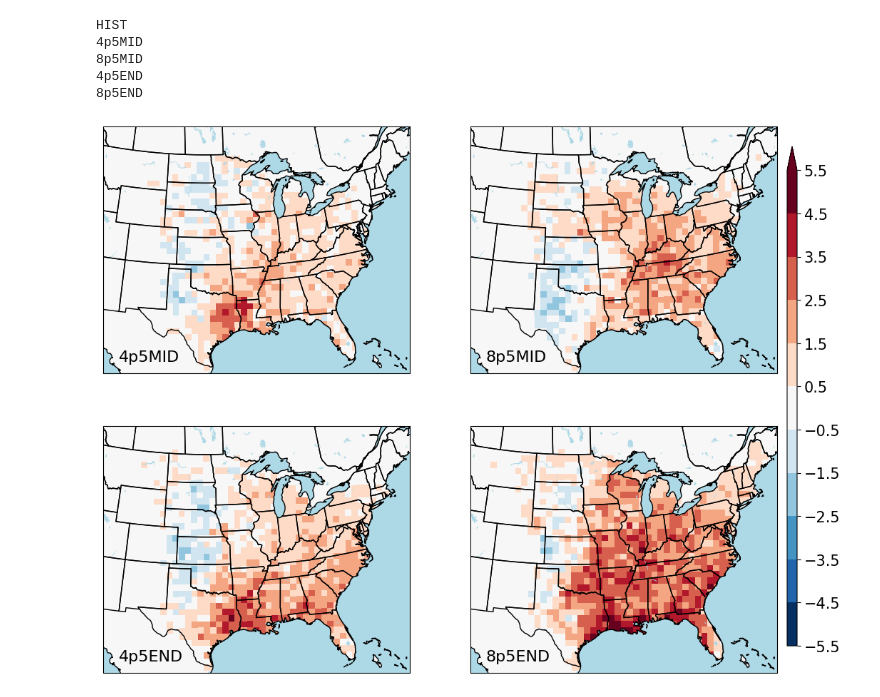
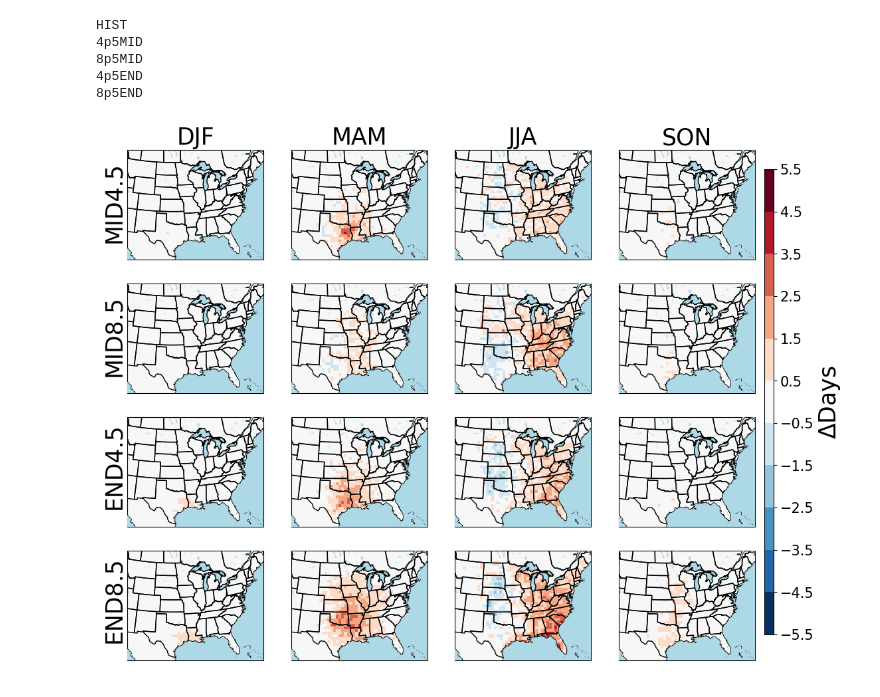
Before and after one commit to jcorner1/SYN_SERV, a Jupyter notebook: Code/Delta_Calculation_Maps.ipynb, the cells around one changed output. Drawn from its saved outputs; the diff is of its cells as text; code cells hidden in the pictures.

```diff
--- a/Code/Delta_Calculation_Maps.ipynb
+++ b/Code/Delta_Calculation_Maps.ipynb
@@ -96,32 +109,48 @@ HIST
 # %%
 #Plot the data
 fig = plt.figure(figsize=(14,10))
 plt.tick_params(left = False, right = False , labelleft = False ,
                     labelbottom = False, bottom = False)
 
 divnorm=colors.TwoSlopeNorm(vmin=-5.5, vcenter=0., vmax=5.5)
+epoch_labels = ['MID4.5', 'MID8.5', 'END4.5', 'END8.5']
 
 plt.subplots_adjust(right=0.8)
 cbar_ax = fig.add_axes([0.81, 0.15, 0.01, 0.7])
+x = 1
 
 for i in range(len(epochs[1:])):
+    for j in range(len(seasons)):
 
-    ax = plt.subplot(2, 2, i+1, projection=ccrs.LambertConformal(central_longitude=-98, central_latitude=35))
-    c = ax.pcolormesh(uhs_HIST.CLONG.values[0,:,:], uhs_HIST.CLAT.values[0,:,:],locals()[f'delta_{epochs[1:][i]}'],
-                      transform=cartopy.crs.PlateCarree(), cmap=cmap, norm=divnorm)
+        ax = plt.subplot(4, 4, x, projection=ccrs.LambertConformal(central_longitude=-98, central_latitude=35))
+        c = ax.pcolormesh(uhs_HIST_DJF.CLONG.values[0,:,:], uhs_HIST_DJF.CLAT.values[0,:,:],locals()[f'delta_{epochs[1:][i]}_{seasons[j]}'],
+                          transform=cartopy.crs.PlateCarree(), cmap=cmap, norm=divnorm)
 
-    ax.add_feature(cartopy.feature.STATES, zorder=2)
-    ax.add_feature(cartopy.feature.COASTLINE, zorder=3)
-    ax.add_feature(cartopy.feature.LAND, facecolor='white')
-    ax.add_feature(cartopy.feature.OCEAN, facecolor='lightblue', zorder=2)
-    ax.add_feature(cartopy.feature.LAKES, facecolor='lightblue')
+        ax.add_feature(cartopy.feature.STATES, zorder=2)
+        ax.add_feature(cartopy.feature.COASTLINE, zorder=3)
+        ax.add_feature(cartopy.feature.LAND, facecolor='gray')
+        ax.add_feature(cartopy.feature.OCEAN, facecolor='lightblue', zorder=3)
+        ax.add_feature(cartopy.feature.LAKES, facecolor='lightblue')
 
-    ax.set_extent([-110, -74, 24.5, 50])
+        ax.set_extent([-110, -74, 24.5, 50])
 
-    ax.annotate(f'{epochs[1:][i]}', (0.05,0.05),fontsize=16, xycoords='axes fraction')
+        #ax.annotate(f'{epochs[1:][i]} - ', (0.05,0.05),fontsize=16, xycoords='axes fraction')
 
-cbar = plt.colorbar(c,ticks=np.array(range(-6, 6, 1))+0.5, pad=0.01, extend='max', ax=ax, cax=cbar_ax)
+        if x <= 4:
+            plt.title(f'{seasons[j]}',fontsize=25)
+
+        if x in [1, 5, 9, 13]:
+            #plt.ylabel(,fontsize=25)
+            ax.annotate(f'{epoch_labels[i]}', xy=(-0.18,0.2), xycoords='axes fraction', fontsize=25, rotation='vertical')
+
+        x=x+1
+
+
+
+cbar = plt.colorbar(c,ticks=np.array(range(-6, 6, 1))+0.5, pad=0.01, ax=ax, cax=cbar_ax)
 cbar.ax.tick_params(labelsize=15)
+cbar.set_label(label='$\Delta$Days', size=25)
+plt.savefig('../Plots/Seasonal_deltas.jpg', format='jpg', dpi=500, bbox_inches='tight')
 plt.show()
 # %% [output]
-[figure, old version]
+[figure, new version]
```
Also changed, not shown: parts of 2 cells of this notebook, 7 other files.
